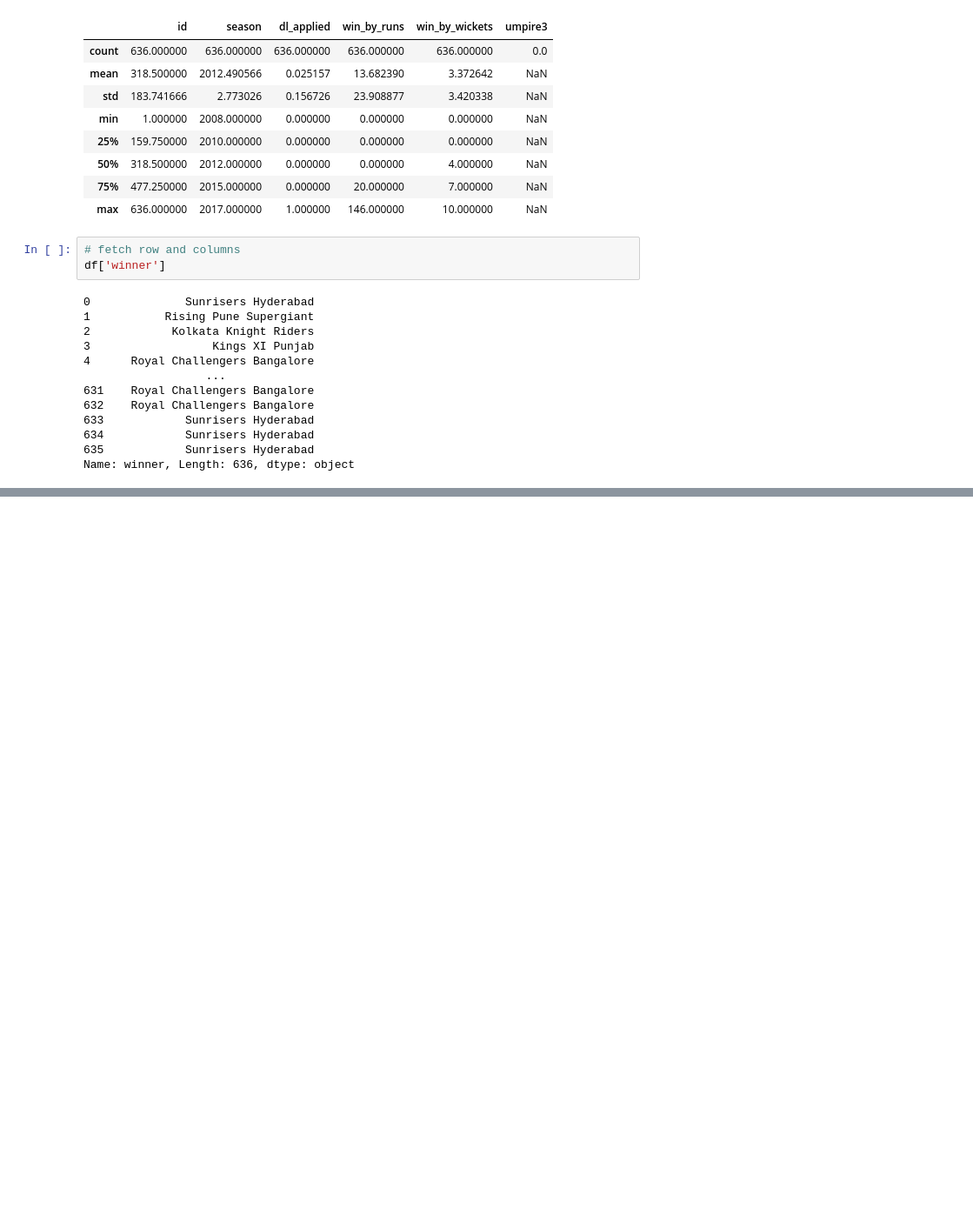
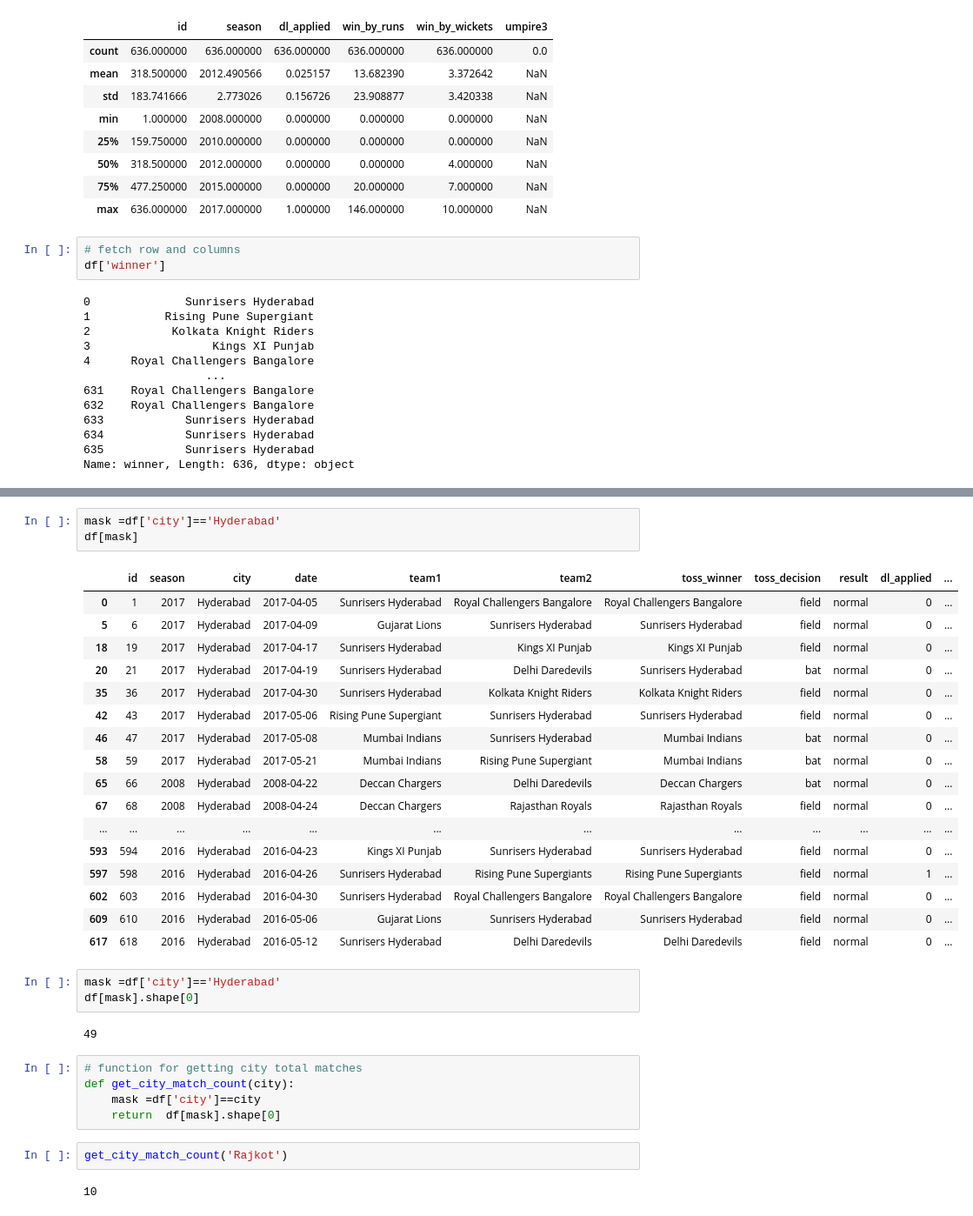
Before and after one commit to ijazkhan101/IPL-Data-Set-Data-analysis-with-Pandas, a Jupyter notebook: pandas01.ipynb, the cells around one changed output, grey strips where cells are left out. Shown: that part at 87% size. Drawn from its saved outputs; the diff is of its cells as text; blank space fills up the shorter version.

Commit message:
get_city_match_count
get_city_match_count

```diff
--- a/pandas01.ipynb
+++ b/pandas01.ipynb
@@ -73,0 +162,35 @@ df['']
+# %%
+mask =df['city']=='Hyderabad'
+df[mask]
+# %% [output]
+|  | id | season | city | date | team1 | team2 | toss_winner | toss_decision | result | dl_applied | ... |
+| 0 | 1 | 2017 | Hyderabad | 2017-04-05 | Sunrisers Hyderabad | Royal Challengers Bangalore | Royal Challengers Bangalore | field | normal | 0 | ... |
+| 5 | 6 | 2017 | Hyderabad | 2017-04-09 | Gujarat Lions | Sunrisers Hyderabad | Sunrisers Hyderabad | field | normal | 0 | ... |
+| 18 | 19 | 2017 | Hyderabad | 2017-04-17 | Sunrisers Hyderabad | Kings XI Punjab | Kings XI Punjab | field | normal | 0 | ... |
+| 20 | 21 | 2017 | Hyderabad | 2017-04-19 | Sunrisers Hyderabad | Delhi Daredevils | Sunrisers Hyderabad | bat | normal | 0 | ... |
+| 35 | 36 | 2017 | Hyderabad | 2017-04-30 | Sunrisers Hyderabad | Kolkata Knight Riders | Kolkata Knight Riders | field | normal | 0 | ... |
+| 42 | 43 | 2017 | Hyderabad | 2017-05-06 | Rising Pune Supergiant | Sunrisers Hyderabad | Sunrisers Hyderabad | field | normal | 0 | ... |
+| 46 | 47 | 2017 | Hyderabad | 2017-05-08 | Mumbai Indians | Sunrisers Hyderabad | Mumbai Indians | bat | normal | 0 | ... |
+| 58 | 59 | 2017 | Hyderabad | 2017-05-21 | Mumbai Indians | Rising Pune Supergiant | Mumbai Indians | bat | normal | 0 | ... |
+| 65 | 66 | 2008 | Hyderabad | 2008-04-22 | Deccan Chargers | Delhi Daredevils | Deccan Chargers | bat | normal | 0 | ... |
+| 67 | 68 | 2008 | Hyderabad | 2008-04-24 | Deccan Chargers | Rajasthan Royals | Rajasthan Royals | field | normal | 0 | ... |
+| ... | ... | ... | ... | ... | ... | ... | ... | ... | ... | ... | ... |
+| 593 | 594 | 2016 | Hyderabad | 2016-04-23 | Kings XI Punjab | Sunrisers Hyderabad | Sunrisers Hyderabad | field | normal | 0 | ... |
+| 597 | 598 | 2016 | Hyderabad | 2016-04-26 | Sunrisers Hyderabad | Rising Pune Supergiants | Rising Pune Supergiants | field | normal | 1 | ... |
+| 602 | 603 | 2016 | Hyderabad | 2016-04-30 | Sunrisers Hyderabad | Royal Challengers Bangalore | Royal Challengers Bangalore | field | normal | 0 | ... |
+| 609 | 610 | 2016 | Hyderabad | 2016-05-06 | Gujarat Lions | Sunrisers Hyderabad | Sunrisers Hyderabad | field | normal | 0 | ... |
+| 617 | 618 | 2016 | Hyderabad | 2016-05-12 | Sunrisers Hyderabad | Delhi Daredevils | Delhi Daredevils | field | normal | 0 | ... |
+# %%
+mask =df['city']=='Hyderabad'
+df[mask].shape[0]
+# %% [output]
+49
+# %%
+# function for getting city total matches
+def get_city_match_count(city):
+    mask =df['city']==city
+    return  df[mask].shape[0]
+# %%
+get_city_match_count('Rajkot')
+# %% [output]
+10
```
Also changed, not shown: parts of 6 cells of this notebook.
